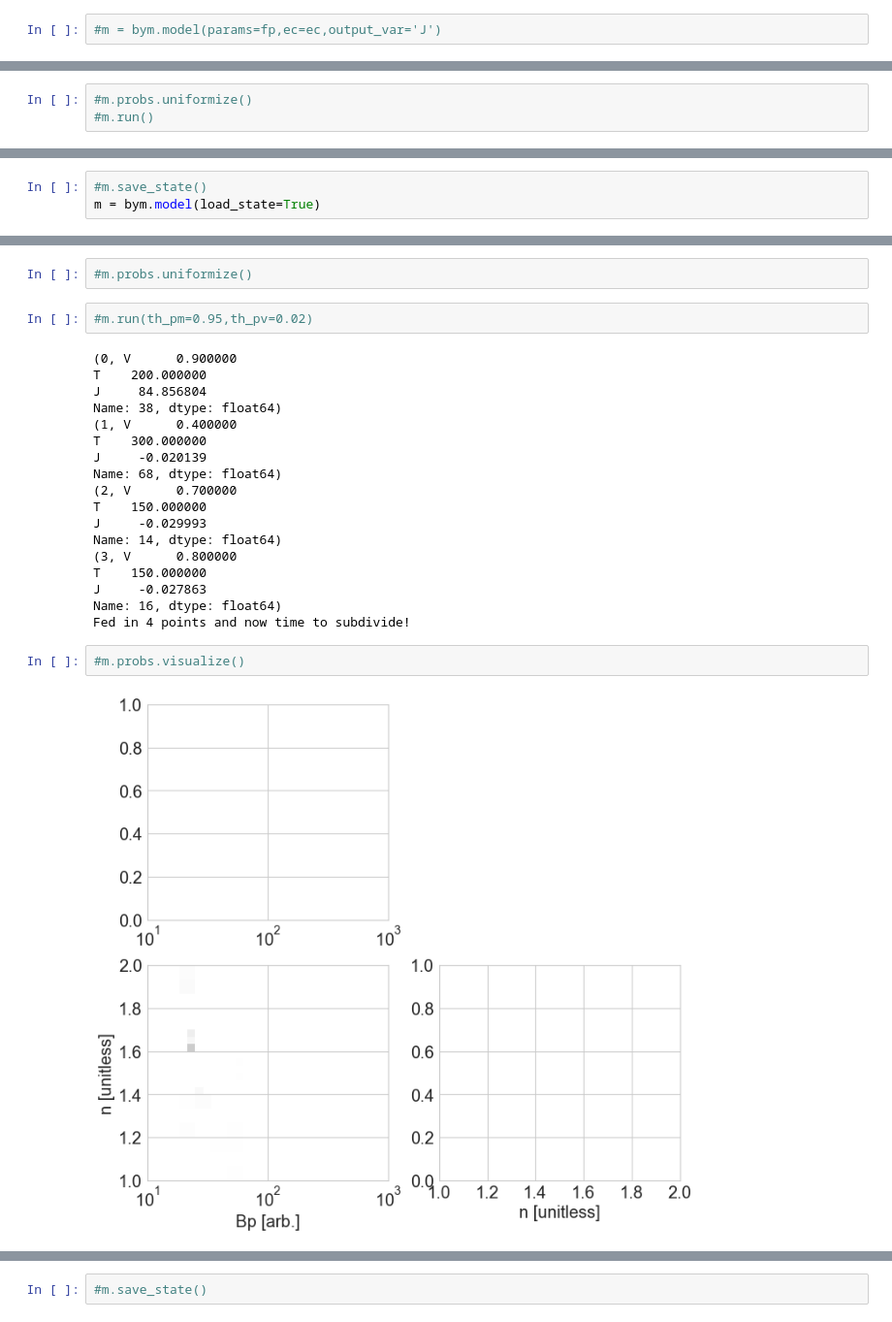
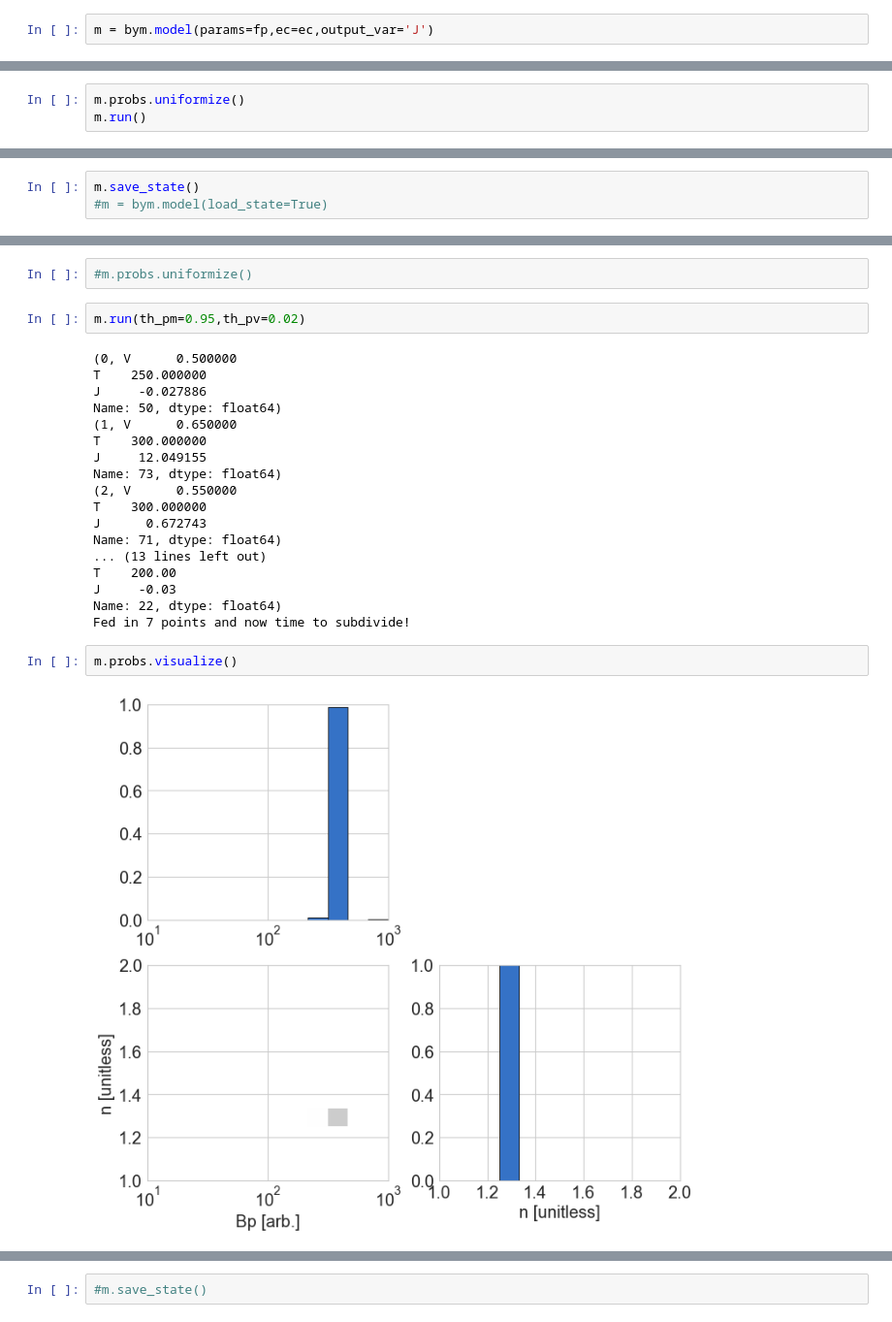
Before and after one commit to PV-Lab/bayesim, a Jupyter notebook: examples/diode/ideal_diode.ipynb, the cells around one changed output, grey strips where cells are left out. Shown at 97% size. Cells and saved outputs as stored; diff of their text form.

Commit message:
some more tests to do but I think deltas calculation on subdivided grids works now

```diff
--- a/examples/diode/ideal_diode.ipynb
+++ b/examples/diode/ideal_diode.ipynb
@@ -54,5 +57,5 @@ Finally, we define the measurement conditions. We won't be varying light intensi
 # %%
 ec = ['V','T']
 # %%
-#m = bym.model(params=fp,ec=ec,output_var='J')
+m = bym.model(params=fp,ec=ec,output_var='J')
 # %%
@@ -120,5 +151,5 @@ That's it! When that function is called, `bayesim` also generates the full table
 # %% [markdown]
 ## Drop that Bayes!
 # %%
-#m.probs.uniformize()
-#m.run()
+m.probs.uniformize()
+m.run()
@@ -155,5 +229,5 @@ dd.io.save('new_sim_data.h5',new_sim_data)
 # %%
-#m.save_state()
-m = bym.model(load_state=True)
+m.save_state()
+#m = bym.model(load_state=True)
 # %%
 m.attach_model(mode='add',fpath='new_sim_data.h5')
@@ -246,26 +272,26 @@ m.model_data.sample(10)
 # %%
 #m.probs.uniformize()
 # %%
-#m.run(th_pm=0.95,th_pv=0.02)
+m.run(th_pm=0.95,th_pv=0.02)
 # %% [output]
-(0, V      0.900000
-T    200.000000
-J     84.856804
-Name: 38, dtype: float64)
-(1, V      0.400000
+(0, V      0.500000
+T    250.000000
+J     -0.027886
+Name: 50, dtype: float64)
+(1, V      0.650000
 T    300.000000
-J     -0.020139
-Name: 68, dtype: float64)
-(2, V      0.700000
-T    150.000000
-J     -0.029993
-Name: 14, dtype: float64)
-(3, V      0.800000
-T    150.000000
-J     -0.027863
-Name: 16, dtype: float64)
-Fed in 4 points and now time to subdivide!
+J     12.049155
+Name: 73, dtype: float64)
+(2, V      0.550000
+T    300.000000
+J      0.672743
+Name: 71, dtype: float64)
+... (13 lines left out)
+T    200.00
+J     -0.03
+Name: 22, dtype: float64)
+Fed in 7 points and now time to subdivide!
 # %%
-#m.probs.visualize()
+m.probs.visualize()
 # %% [output]
-[figure, old version]
+[figure, new version]
```
Also changed, not shown: parts of 35 cells of this notebook, 2 other files.
